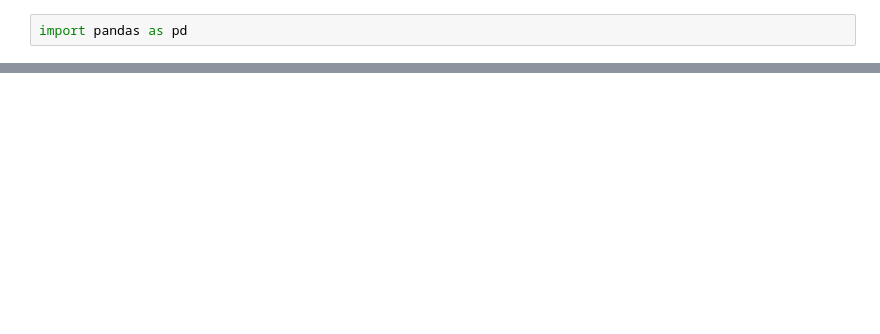
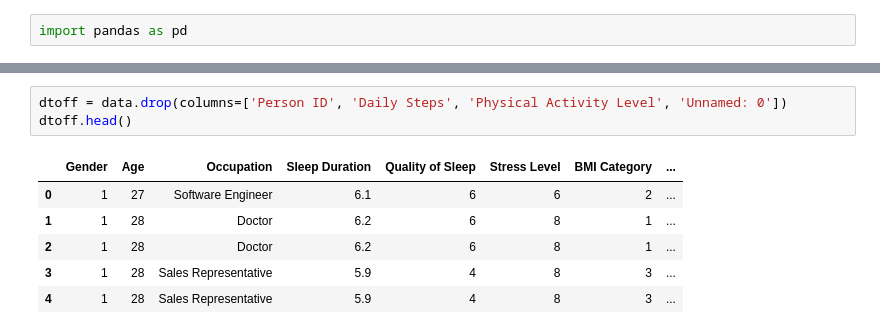
Before and after one commit to Juamops/Reto_F1009, a Jupyter notebook: analisis/Prueba.ipynb, the cells around one changed output, grey strips where cells are left out. Drawn from its saved outputs; the diff is of its cells as text; blank space fills up the shorter version.

```diff
--- a/analisis/Prueba.ipynb
+++ b/analisis/Prueba.ipynb
@@ -6,0 +26,10 @@ FileNotFoundError: [Errno 2] No such file or directory: 'processed_data.csv'
+# %%
+dtoff = data.drop(columns=['Person ID', 'Daily Steps', 'Physical Activity Level', 'Unnamed: 0'])
+dtoff.head()
+# %% [output]
+|  | Gender | Age | Occupation | Sleep Duration | Quality of Sleep | Stress Level | BMI Category | ... |
+| 0 | 1 | 27 | Software Engineer | 6.1 | 6 | 6 | 2 | ... |
+| 1 | 1 | 28 | Doctor | 6.2 | 6 | 8 | 1 | ... |
+| 2 | 1 | 28 | Doctor | 6.2 | 6 | 8 | 1 | ... |
+| 3 | 1 | 28 | Sales Representative | 5.9 | 4 | 8 | 3 | ... |
+| 4 | 1 | 28 | Sales Representative | 5.9 | 4 | 8 | 3 | ... |
```
Also changed, not shown: parts of 10 cells of this notebook, 1 other file.
